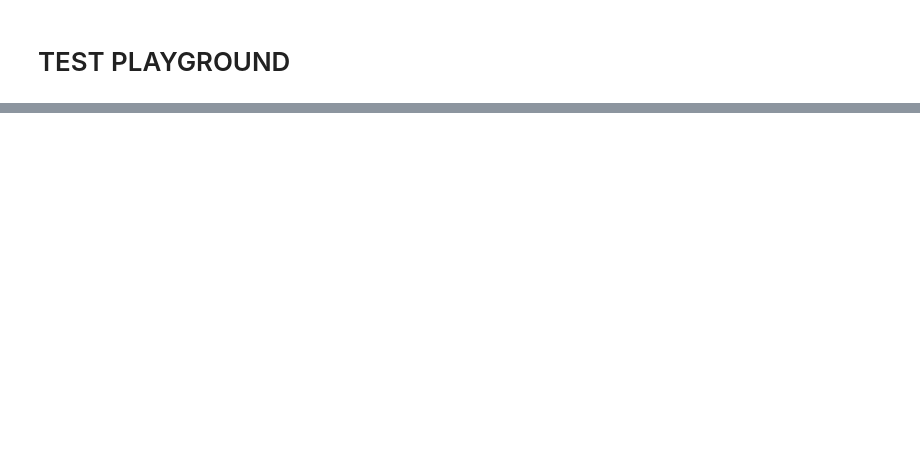
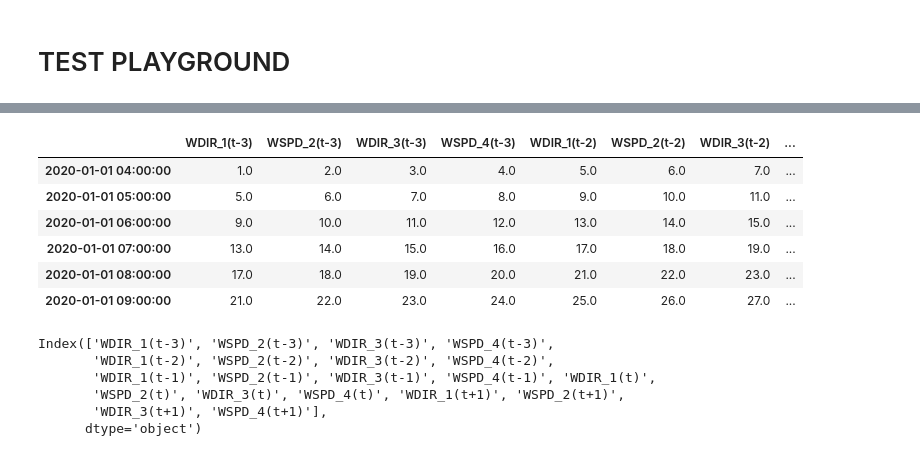
Before and after one commit to elsandner/Master_Project, a Jupyter notebook: playground.ipynb, the cells around one changed output, grey strips where cells are left out. Drawn from its saved outputs; the diff is of its cells as text; code cells hidden in the pictures; blank space fills up the shorter version.

```diff
--- a/playground.ipynb
+++ b/playground.ipynb
@@ -67,0 +3,15 @@ Mean Square Error: 6680.0
+# %%
+import pickle
+import myLibrary as mL
+import pandas as pd
+import numpy as np
+
+from numpy import array
+from numpy import hstack
+from keras.models import Sequential
+from keras.layers import Dense
+from keras.layers import Flatten
+from keras.layers.convolutional import Conv1D
+from keras.layers.convolutional import MaxPooling1D
+
+DP = mL.DataProcessor
@@ -74,0 +45,15 @@ Mean Square Error: 6680.0
+# %%
+n = 10
+
+data = {}
+for col in range(1, 5):
+    key = f'WDIR_{col}' if col % 2 != 0 else f'WSPD_{col}'
+    data[key] = []
+
+    for row in range(1, n+1):
+        value = (row-1) * 4 + col
+        data[key].append(value)
+
+timestamps = pd.date_range(start='2020-01-01 01:00:00', periods=n, freq='H')
+data = pd.DataFrame(data, index=timestamps)
+data
@@ -74,0 +72,20 @@ Mean Square Error: 6680.0
+# %%
+data_supervised = DP.data_to_supervised(data, n_in=3, n_out=2)
+data_supervised
+# %% [output]
+|  | WDIR_1(t-3) | WSPD_2(t-3) | WDIR_3(t-3) | WSPD_4(t-3) | WDIR_1(t-2) | WSPD_2(t-2) | WDIR_3(t-2) | ... |
+| 2020-01-01 04:00:00 | 1.0 | 2.0 | 3.0 | 4.0 | 5.0 | 6.0 | 7.0 | ... |
+| 2020-01-01 05:00:00 | 5.0 | 6.0 | 7.0 | 8.0 | 9.0 | 10.0 | 11.0 | ... |
+| 2020-01-01 06:00:00 | 9.0 | 10.0 | 11.0 | 12.0 | 13.0 | 14.0 | 15.0 | ... |
+| 2020-01-01 07:00:00 | 13.0 | 14.0 | 15.0 | 16.0 | 17.0 | 18.0 | 19.0 | ... |
+| 2020-01-01 08:00:00 | 17.0 | 18.0 | 19.0 | 20.0 | 21.0 | 22.0 | 23.0 | ... |
+| 2020-01-01 09:00:00 | 21.0 | 22.0 | 23.0 | 24.0 | 25.0 | 26.0 | 27.0 | ... |
+# %%
+data_supervised.columns
+# %% [output]
+Index(['WDIR_1(t-3)', 'WSPD_2(t-3)', 'WDIR_3(t-3)', 'WSPD_4(t-3)',
+       'WDIR_1(t-2)', 'WSPD_2(t-2)', 'WDIR_3(t-2)', 'WSPD_4(t-2)',
+       'WDIR_1(t-1)', 'WSPD_2(t-1)', 'WDIR_3(t-1)', 'WSPD_4(t-1)', 'WDIR_1(t)',
+       'WSPD_2(t)', 'WDIR_3(t)', 'WSPD_4(t)', 'WDIR_1(t+1)', 'WSPD_2(t+1)',
+       'WDIR_3(t+1)', 'WSPD_4(t+1)'],
+      dtype='object')
```
Also changed, not shown: parts of 27 cells of this notebook, 4 other files.
